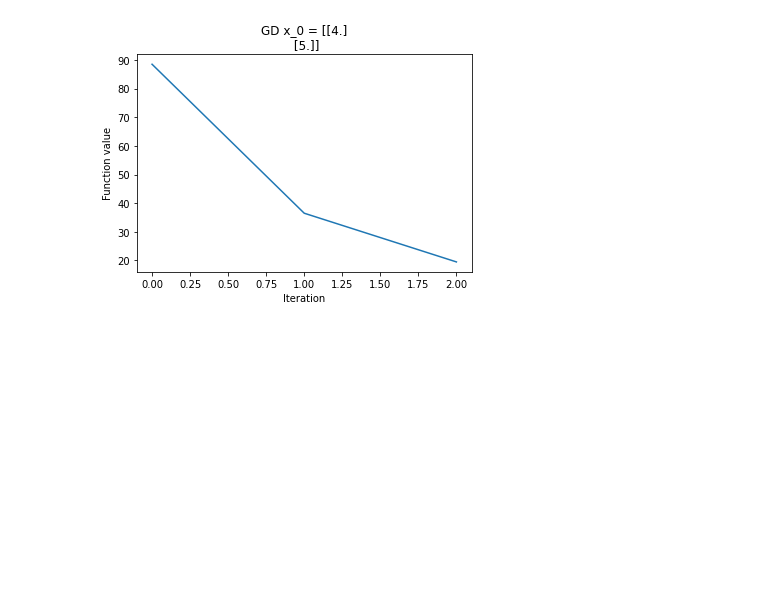
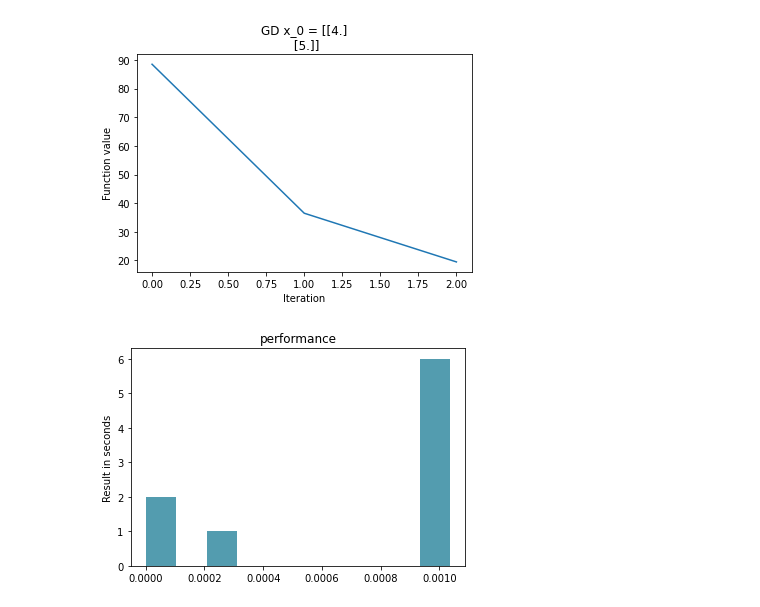
Before and after one commit to Drucetination/optimization-algorithms-comparison, a Jupyter notebook: demonstration.ipynb, the cells around one changed output. Saved outputs shown, nothing was run; the diff lists cells and outputs as text; code cells hidden in the pictures; blank space fills up the shorter version.

Commit message:
fixed performance and added ugly demonstration

```diff
--- a/demonstration.ipynb
+++ b/demonstration.ipynb
@@ -17,12 +17,12 @@ C = 5.
 func_2d = functions.QuadraticFunction(A, B, C)
 func_1d = functions.QuadraticFunction(A2, B2, C2)
 
-method_1 = optimizationMethods.Newton()
-method_2 = optimizationMethods.GD(step_size=1e-2)
-method_3 = optimizationMethods.CG()
-
 stopper = stopCriterions.FunctionalCriterion(1e-3, func_2d)
 stopper_arg = stopCriterions.ArgumentalCriterion(1e-3)
+
+method_1 = optimizationMethods.Newton(stopper)
+method_2 = optimizationMethods.GD(stopper, step_size=1e-2)
+method_3 = optimizationMethods.CG(stopper)
 # %%
 comparison.compare([method_1, method_2, method_3], func_2d, [x0_2d_1, x0_2d_2, x0_2d_3], stopper)
 # %% [output]
@@ -58,3 +58,7 @@ optimization_path = np.array([[[4.],[5.]], [[2.], [3.]],[[1.],[2.]]])
 comparison.iterative_visualization(func_2d, method_2, optimization_path, 3)
 # %% [output]
 [figure]
+# %%
+comparison.performance(func_2d, [x0_2d_1, x0_2d_2, x0_2d_3], [method_1, method_2, method_3])
+# %% [output]
+[figure, added]
```
Also changed, not shown: 3 other files.
